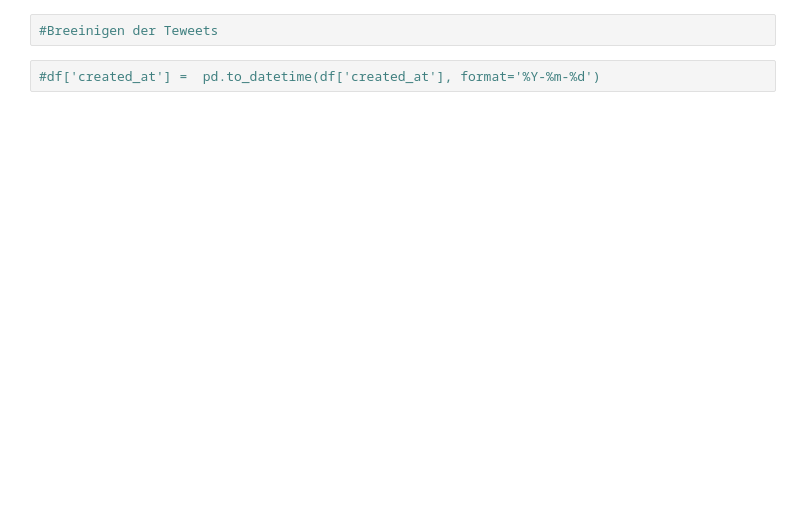
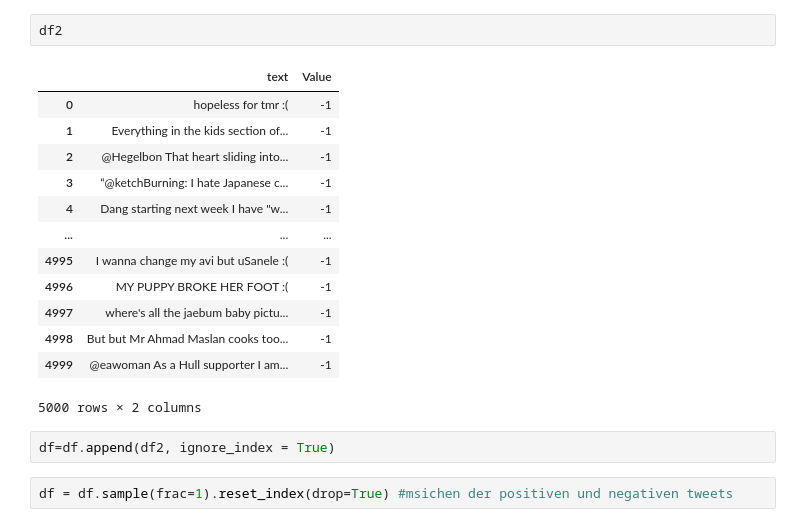
Before and after one commit to Slurbisaur/CryptoSentiment, a Jupyter notebook: Data/main_Data.ipynb, the cells around one changed output. Cells and saved outputs as stored; diff of their text form; blank space fills up the shorter version.

```diff
--- a/Data/main_Data.ipynb
+++ b/Data/main_Data.ipynb
@@ -74,4 +46,20 @@ df.head(3)
-# %%
-#Breeinigen der Teweets
-# %%
-#df['created_at'] =  pd.to_datetime(df['created_at'], format='%Y-%m-%d')
+# %%
+df2
+# %% [output]
+|  | text | Value |
+| 0 | hopeless for tmr :( | -1 |
+| 1 | Everything in the kids section of... | -1 |
+| 2 | @Hegelbon That heart sliding into... | -1 |
+| 3 | “@ketchBurning: I hate Japanese c... | -1 |
+| 4 | Dang starting next week I have "w... | -1 |
+| ... | ... | ... |
+| 4995 | I wanna change my avi but uSanele :( | -1 |
+| 4996 | MY PUPPY BROKE HER FOOT :( | -1 |
+| 4997 | where's all the jaebum baby pictu... | -1 |
+| 4998 | But but Mr Ahmad Maslan cooks too... | -1 |
+| 4999 | @eawoman As a Hull supporter I am... | -1 |
+5000 rows × 2 columns
+# %%
+df=df.append(df2, ignore_index = True)
+# %%
+df = df.sample(frac=1).reset_index(drop=True) #msichen der positiven und negativen tweets
```
Also changed, not shown: parts of 53 cells of this notebook.
